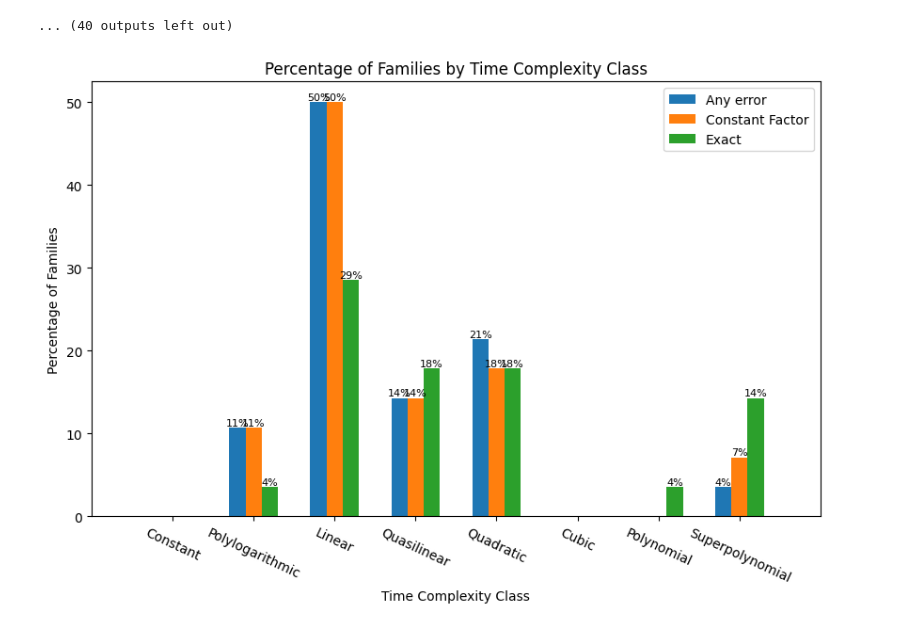
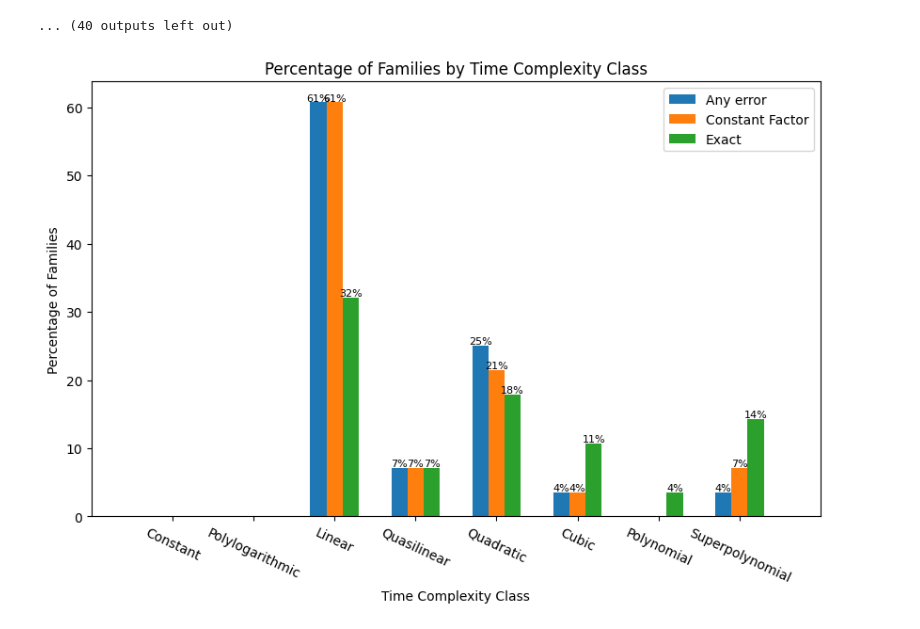
Before and after one commit to andrewlucasgs/approximation-algorithms, a Jupyter notebook: families.ipynb, the cells around one changed output. Saved outputs shown, nothing was run; the diff lists cells and outputs as text; code cells hidden in the pictures.

Commit message:
ceil classes for improvements graph

```diff
--- a/families.ipynb
+++ b/families.ipynb
@@ -240,6 +240,7 @@ See the caveats in the documentation: https://pandas.pydata.org/pandas-docs/stab
   exact['Best'] = fill_best(exact)
 ... (40 outputs left out)
 # %%
+import math
 df = pd.concat([approximation_algorithms, sheet1], axis=0)
 
 
@@ -267,10 +268,10 @@ min_exact = exact.groupby('Family Name')['Time Complexity Class'].min()
 min_constant_factor = constant_factor.groupby('Family Name')['Time Complexity Class'].min()
 min_approximate = approximate.groupby('Family Name')['Time Complexity Class'].min()
 
-# ignore decimal part
-min_exact = min_exact.dropna().astype(int)
-min_constant_factor = min_constant_factor.dropna().astype(int)
-min_approximate = min_approximate.dropna().astype(int)
+# round number
+min_exact = min_exact.dropna().map(lambda x:  math.ceil(x))
+min_constant_factor = min_constant_factor.dropna().map(lambda x:  math.ceil(x))
+min_approximate = min_approximate.dropna().map(lambda x:  math.ceil(x))
 
 # count how many families have each time complexity class
 count_exact = min_exact.value_counts()
@@ -310,31 +311,31 @@ plt.bar(np.arange(1, 9, 1) + 0.2, count_exact.values / n_families * 100, width=0
 plt.xticks(np.arange(1, 9, 1), ['Constant', 'Polylogarithmic', 'Linear', 'Quasilinear', 'Quadratic', 'Cubic', 'Polynomial', 'Superpolynomial'])
 
 # increase space between bars
 
 plt.xlabel('Time Complexity Class')
 plt.ylabel('Percentage of Families')
 
 # Set the limits to fit the plot as the original
 plt.xlim(0, 1+len(['Constant', 'Polylogarithmic', 'Linear', 'Quasilinear', 'Quadratic', 'Cubic', 'Polynomial', 'Superpolynomial']))
 
 
 
 # Add the percentage on top of each bar and fix the labels
 
 for bar in plt.gca().patches:
     yval = bar.get_height()
     if yval > 0:
 
         plt.text(bar.get_x() + bar.get_width() / 2.0, yval + 0.25, f'{yval:.0f}%', ha='center', fontsize=8)
 
 
 plt.legend()
 
 # rotate x labels
 plt.xticks(rotation=-25)
 
 plt.title('Percentage of Families by Time Complexity Class')
 
 plt.show()
 # %% [output]
-[figure, old version]
+[figure, new version]
```
